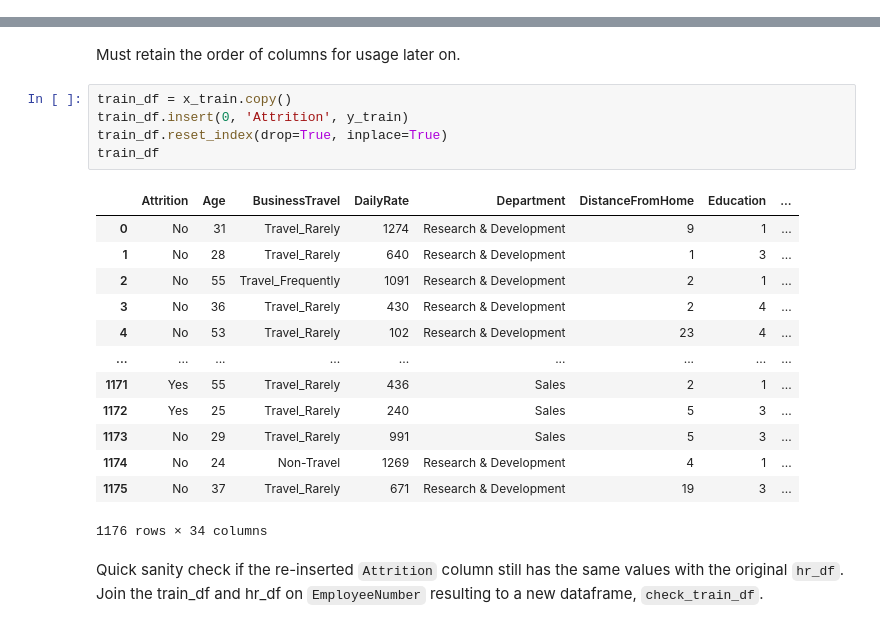
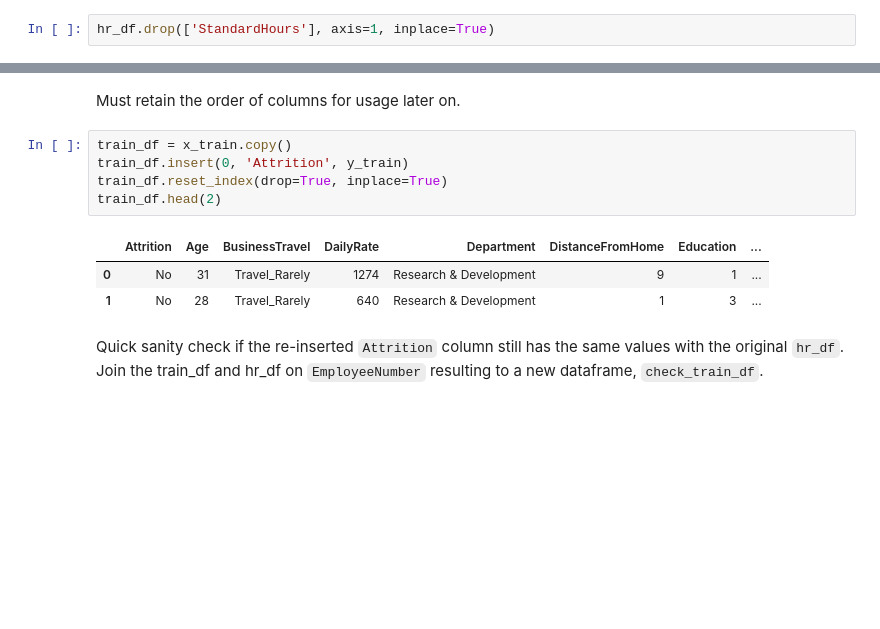
Before and after one commit to dlma1234/datascience_casestudies, a Jupyter notebook: hr_analytics/HR_Attrition_Analysis.ipynb, the cells around one changed output, grey strips where cells are left out. Saved outputs shown, nothing was run; the diff lists cells and outputs as text; blank space fills up the shorter version.

````diff
--- a/hr_analytics/HR_Attrition_Analysis.ipynb
+++ b/hr_analytics/HR_Attrition_Analysis.ipynb
@@ -74,3 +80,5 @@ hr_df.describe(include='all')
+# %%
+hr_df.drop(['StandardHours'], axis=1, inplace=True)
 # %% [markdown]
 # Exploring the Data
 # %%
@@ -239,22 +247,12 @@ Must retain the order of columns for usage later on.
 # %%
 train_df = x_train.copy()
 train_df.insert(0, 'Attrition', y_train)
 train_df.reset_index(drop=True, inplace=True)
-train_df
+train_df.head(2)
 # %% [output]
 |  | Attrition | Age | BusinessTravel | DailyRate | Department | DistanceFromHome | Education | ... |
 | 0 | No | 31 | Travel_Rarely | 1274 | Research & Development | 9 | 1 | ... |
 | 1 | No | 28 | Travel_Rarely | 640 | Research & Development | 1 | 3 | ... |
-| 2 | No | 55 | Travel_Frequently | 1091 | Research & Development | 2 | 1 | ... |
-| 3 | No | 36 | Travel_Rarely | 430 | Research & Development | 2 | 4 | ... |
-| 4 | No | 53 | Travel_Rarely | 102 | Research & Development | 23 | 4 | ... |
-| ... | ... | ... | ... | ... | ... | ... | ... | ... |
-| 1171 | Yes | 55 | Travel_Rarely | 436 | Sales | 2 | 1 | ... |
-| 1172 | Yes | 25 | Travel_Rarely | 240 | Sales | 5 | 3 | ... |
-| 1173 | No | 29 | Travel_Rarely | 991 | Sales | 5 | 3 | ... |
-| 1174 | No | 24 | Non-Travel | 1269 | Research & Development | 4 | 1 | ... |
-| 1175 | No | 37 | Travel_Rarely | 671 | Research & Development | 19 | 3 | ... |
-1176 rows × 34 columns
 # %% [markdown]
 Quick sanity check if the re-inserted ```Attrition``` column still has the same values with the original ```hr_df```. Join the train_df and hr_df on ```EmployeeNumber``` resulting to a new dataframe, ```check_train_df```.
 # %%
````
Also changed, not shown: parts of 70 cells of this notebook.
